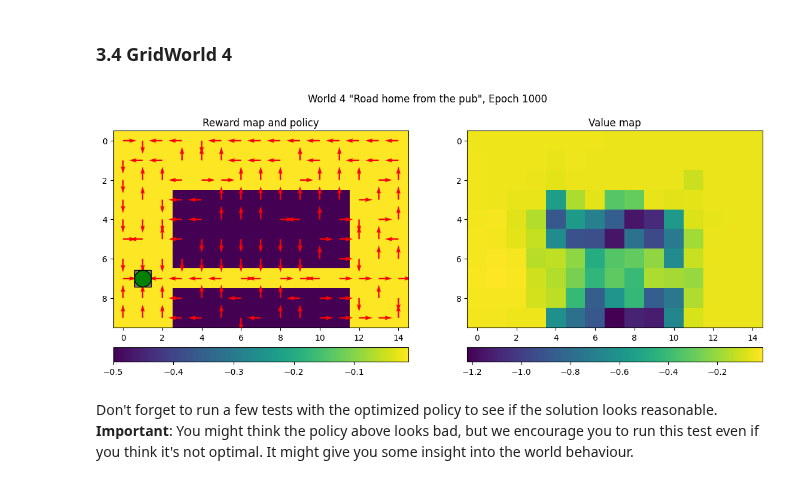
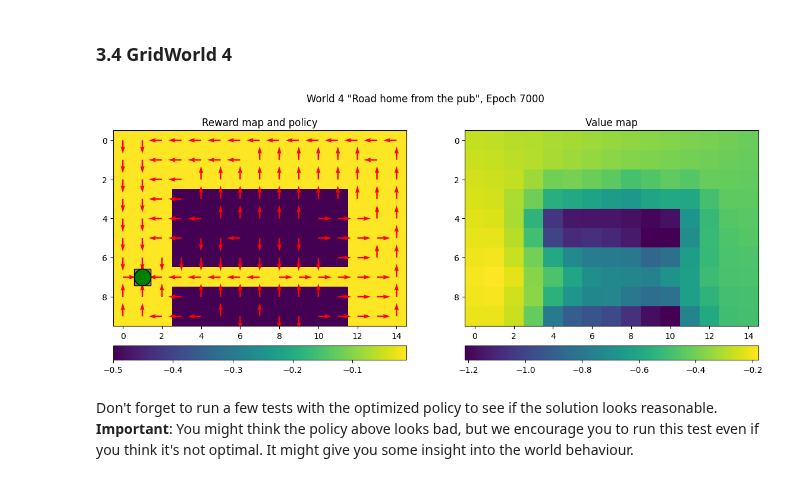
Before and after one commit to marijnkj/-D-NN, a Jupyter notebook: A4_Reinforcement/QLearning.ipynb, the cells around one changed output. Drawn from its saved outputs; the diff is of its cells as text; code cells hidden in the pictures.

```diff
--- a/A4_Reinforcement/QLearning.ipynb
+++ b/A4_Reinforcement/QLearning.ipynb
@@ -333,15 +333,15 @@ QLearningTest(W=W3, Q=Q3, params={"Epochs": 5, "MaxSteps": 100})
 # %%
 W4 = GridWorld(4)
 
 # --------------------------------------------
 # === Your code here =========================
 # --------------------------------------------
 
-Q4 = QLearning(W4, params={"Alpha": 0.5, "Gamma": 0.8, "ExpRate": 0.6, "Epochs": 1000, "MaxSteps": 500, "DrawInterval": 100})
+Q4 = QLearning(W4, params={"Alpha": 0.01, "Gamma": 0.99, "ExpRate": 0.6, "Epochs": 7000, "MaxSteps": 500, "DrawInterval": 100})
 
 # ============================================
 # %% [output]
-[figure, old version]
+[figure, new version]
 # %% [markdown]
 Don't forget to run a few tests with the optimized policy to see if the solution looks reasonable. **Important**: You might think the policy above looks bad, but we encourage you to run this test even if you think it's not optimal. It might give you some insight into the world behaviour.
 # %%
```
Also changed, not shown: parts of 5 cells of this notebook.
